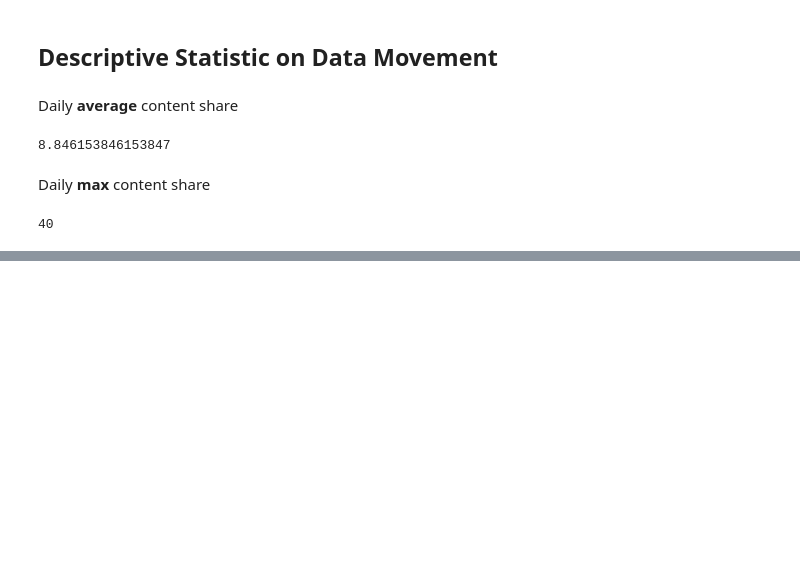
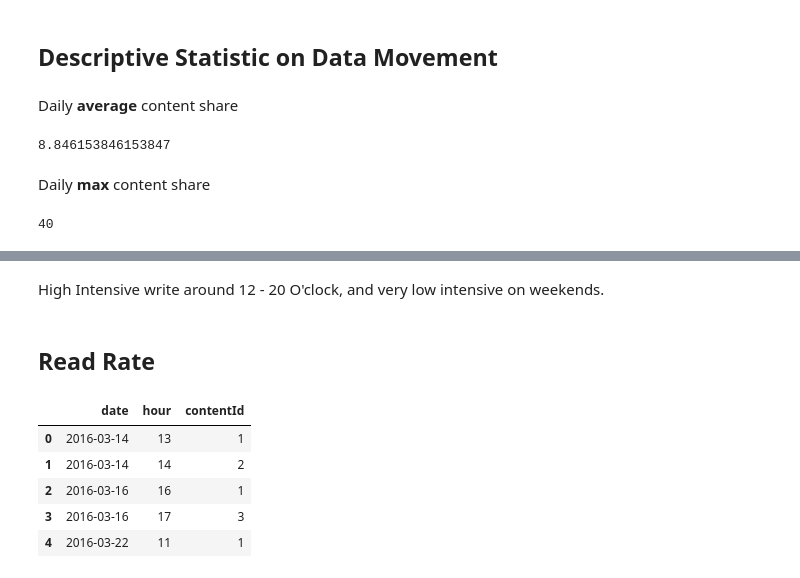
Before and after one commit to mahasak/jupyter-slide-example, a Jupyter notebook: usage_logs.ipynb, the cells around one changed output, grey strips where cells are left out. Cells and saved outputs as stored; diff of their text form; code cells hidden in the pictures; blank space fills up the shorter version.

```diff
--- a/usage_logs.ipynb
+++ b/usage_logs.ipynb
@@ -108,0 +150,17 @@ create_content['count'].max()
+# %% [markdown]
+High Intensive write around 12 - 20 O'clock, and very low intensive on weekends.
+# %% [markdown]
+## Read Rate
+# %%
+read_log['hour'] = read_log['timestamp'].dt.hour
+read_log['date'] = read_log['timestamp'].dt.date
+
+hourly_count = read_log.groupby(['date', 'hour'])['contentId'].count().reset_index()
+hourly_count.head()
+# %% [output]
+|  | date | hour | contentId |
+| 0 | 2016-03-14 | 13 | 1 |
+| 1 | 2016-03-14 | 14 | 2 |
+| 2 | 2016-03-16 | 16 | 1 |
+| 3 | 2016-03-16 | 17 | 3 |
+| 4 | 2016-03-22 | 11 | 1 |
```
Also changed, not shown: parts of 11 cells of this notebook.
